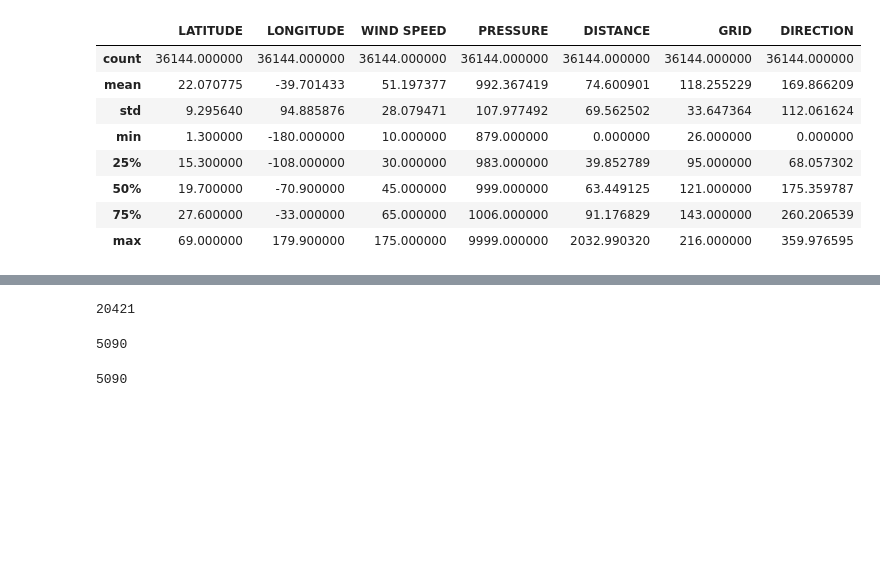
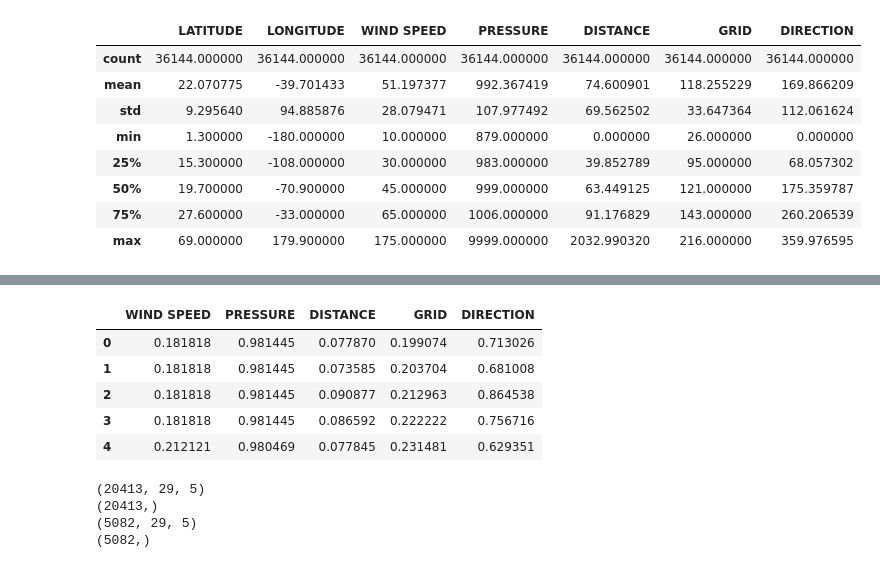
Before and after one commit to adityaprabhat01/HurricaneTrajectory, a Jupyter notebook: model.ipynb, the cells around one changed output, grey strips where cells are left out. Cells and saved outputs as stored; diff of their text form; code cells hidden in the pictures; blank space fills up the shorter version.

```diff
--- a/model.ipynb
+++ b/model.ipynb
@@ -300 +300,16 @@ df2 = tf.keras.utils.normalize(np.array(df1))
+# %%
+df2 = df1[:]
+df2['WIND SPEED'] = df2['WIND SPEED'] / 165.000000
+df2['PRESSURE'] = df2['PRESSURE'] / 1024.000000
+df2['DISTANCE'] = df2['DISTANCE'] / 1563.869643
+df2['GRID'] = df2['GRID'] / 216.000000
+df2['DIRECTION'] = df2['DIRECTION'] / 359.976595
+df2.head()
+# %% [output]
+|  | WIND SPEED | PRESSURE | DISTANCE | GRID | DIRECTION |
+| 0 | 0.181818 | 0.981445 | 0.077870 | 0.199074 | 0.713026 |
+| 1 | 0.181818 | 0.981445 | 0.073585 | 0.203704 | 0.681008 |
+| 2 | 0.181818 | 0.981445 | 0.090877 | 0.212963 | 0.864538 |
+| 3 | 0.181818 | 0.981445 | 0.086592 | 0.222222 | 0.756716 |
+| 4 | 0.212121 | 0.980469 | 0.077845 | 0.231481 | 0.629351 |
 # %%
@@ -314,12 +334,10 @@ for i in range(len(test) - timestep + 1) :
-# %%
-len(X_train)
-# %% [output]
-20421
-# %%
-len(X_test)
-# %% [output]
-5090
-# %%
-len(y_test)
-# %% [output]
-5090
+# %%
+print(X_train.shape)
+print(y_train.shape)
+print(X_test.shape)
+print(y_test.shape)
+# %% [output]
+(20413, 29, 5)
+(20413,)
+(5082, 29, 5)
+(5082,)
```
Also changed, not shown: parts of 13 cells of this notebook, 1 other file.
